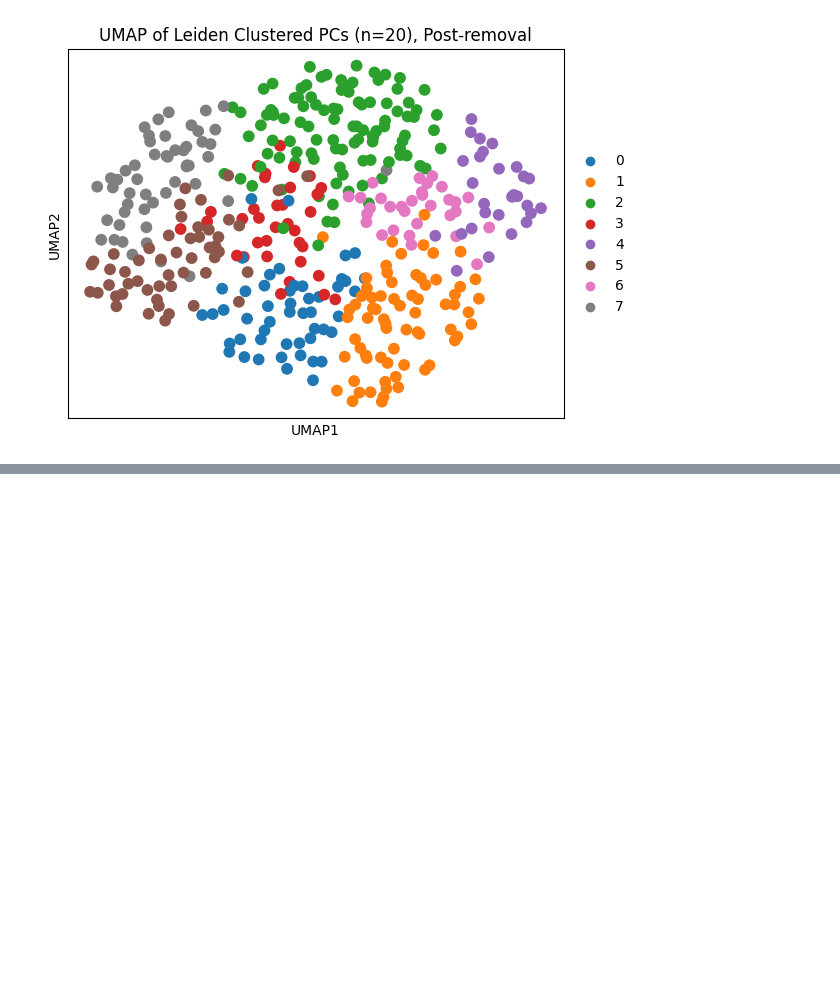
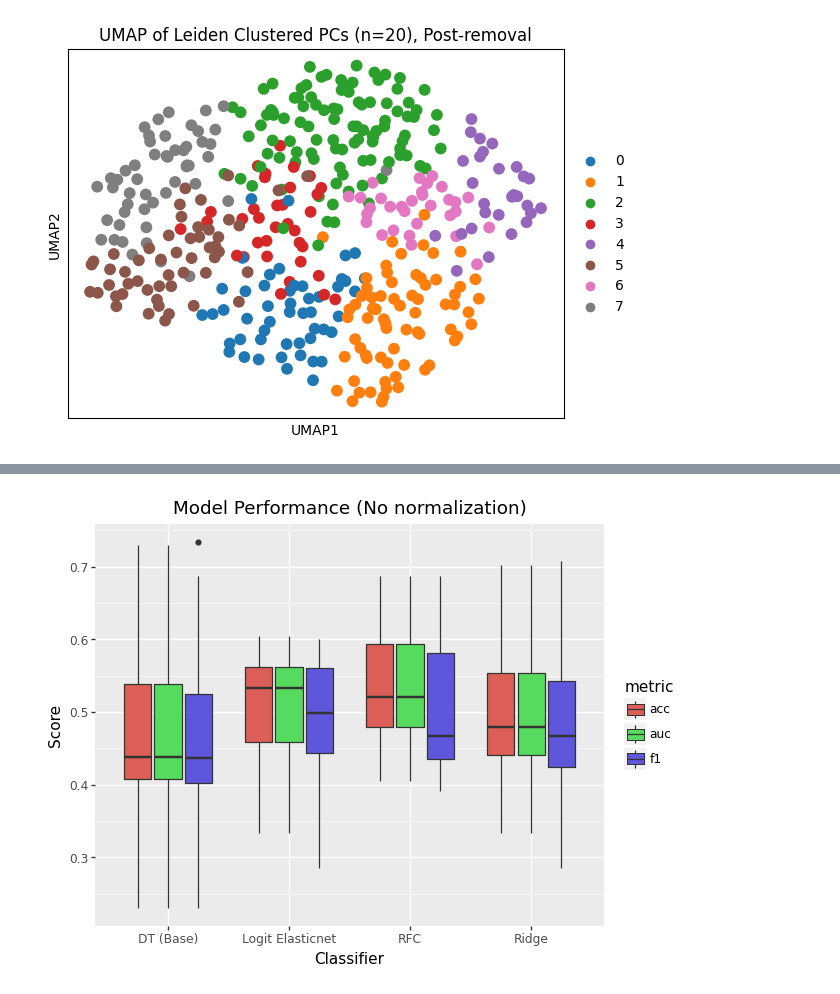
Before and after one commit to LuminousCodeGH/bsc-thesis-scripts, a Jupyter notebook: cerad.ipynb, the cells around one changed output, grey strips where cells are left out. Drawn from its saved outputs; the diff is of its cells as text; code cells hidden in the pictures; blank space fills up the shorter version.

```diff
--- a/cerad_abundance.ipynb
+++ b/cerad.ipynb
@@ -63,0 +70,14 @@ diff.abundance_df.sort_values('corr_pvalue')
+# %%
+# Test models
+from sklearn.tree import DecisionTreeClassifier
+from sklearn.ensemble import RandomForestClassifier
+from sklearn.linear_model import RidgeClassifier, LogisticRegression
+
+tester = ModelTester(None, DecisionTreeClassifier(), 'ceradsc_catcode', [0, 1], 15, random_state=42, verbose=False)
+tester.test_baseline(ct_counts_metadata, 'DT (Base)')
+tester.test_models(ct_counts_metadata,
+                   [RandomForestClassifier(), RidgeClassifier(), LogisticRegression('elasticnet', solver='saga', l1_ratio=0.5, max_iter=10000)],
+                   ['RFC', 'Ridge', 'Logit Elasticnet'])
+tester.plot_results('Model Performance (No normalization)')
+# %% [output]
+[figure, added]
```
Also changed, not shown: parts of 3 cells of this notebook.
